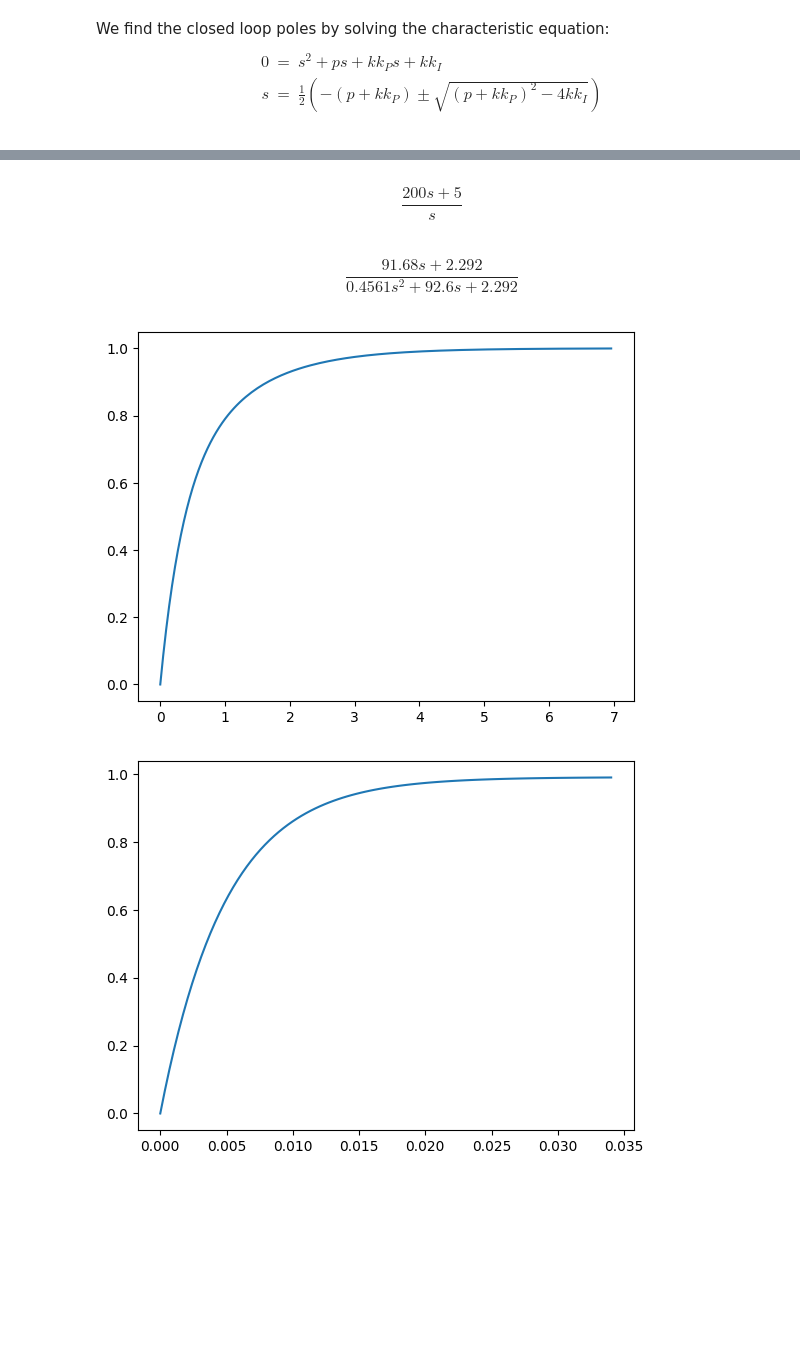
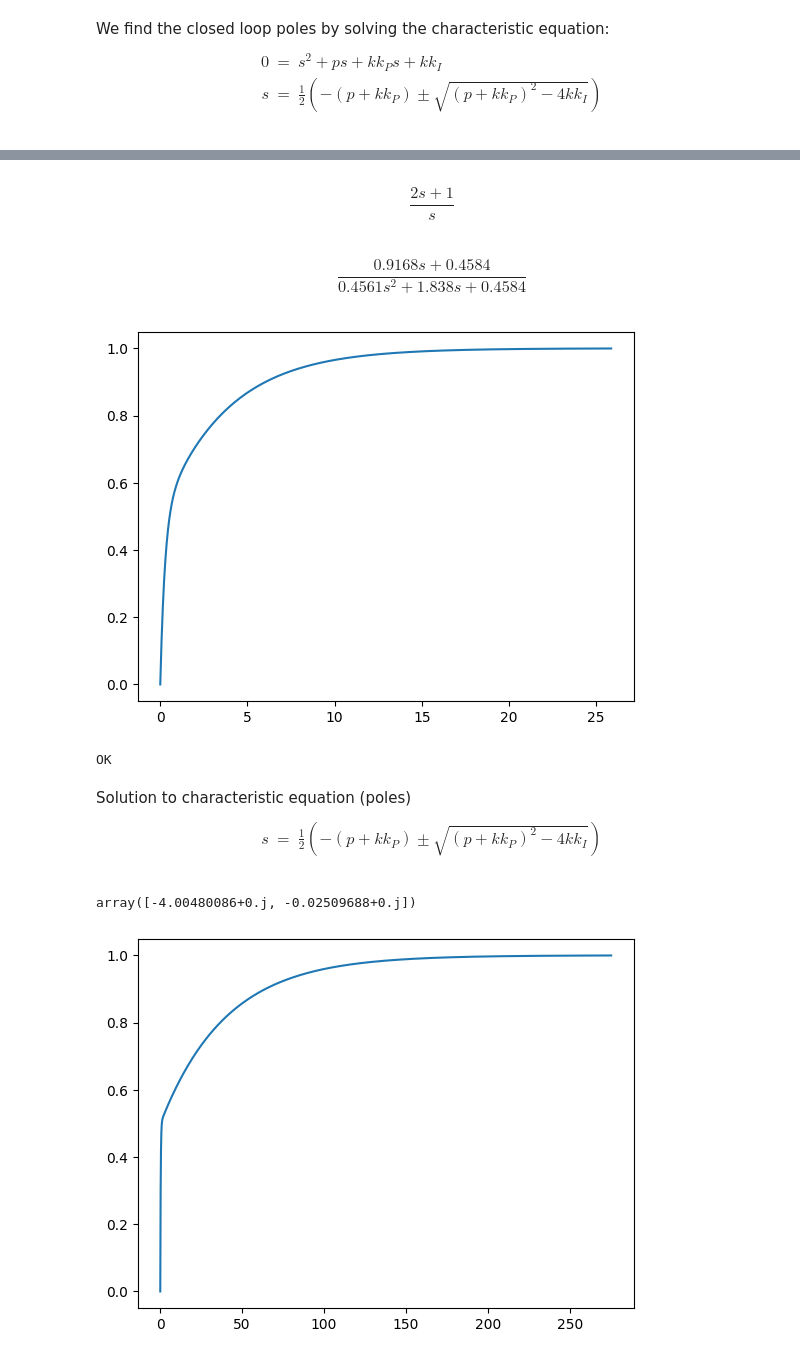
Before and after one commit to joseph-hellerstein/advanced-controls-lectures, a Jupyter notebook: lectures/lecture_13-Transfer-Functions-Closed-Loop-Systems/transfer_functions_for_closed_loop_systems.ipynb, the cells around one changed output, grey strips where cells are left out. Cells and saved outputs as stored; diff of their text form; code cells hidden in the pictures; blank space fills up the shorter version.

```diff
--- a/lectures/lecture_13-Transfer-Functions-Closed-Loop-Systems/transfer_functions_for_closed_loop_systems.ipynb
+++ b/lectures/lecture_13-Transfer-Functions-Closed-Loop-Systems/transfer_functions_for_closed_loop_systems.ipynb
@@ -333,28 +344,46 @@ so that the term in the square root is 0.
 # %%
-kP = 200
+kP = 2
+kI = 1
 controller_tf = control.TransferFunction([kP], [1]) + control.TransferFunction([kI], [1, 0])
 controller_tf
 # %% [output]
-$$\frac{200 s + 5}{s}$$
+$$\frac{2 s + 1}{s}$$
 # %%
 closed_tf = control.feedback(controller_tf*SEQUENTIAL_TF)
 closed_tf
 # %% [output]
-$$\frac{91.68 s + 2.292}{0.4561 s^2 + 92.6 s + 2.292}$$
+$$\frac{0.9168 s + 0.4584}{0.4561 s^2 + 1.838 s + 0.4584}$$
+# %%
+plotStep(closed_tf)
+# %% [output]
+[figure, added]
 # %%
-def evaluatePI(kP, kI, is_plot=True):
+def plotPIStep(kP:float, kI:float, sys_tf=SEQUENTIAL_TF,
+      is_plot=True)->control.TransferFunction:
+    """
+    Evaluates a setting of kP and kI by plotting the step response of the closed loop system
+    """
     controller_tf = control.TransferFunction([kP], [1]) + control.TransferFunction([kI], [1, 0])
-    closed_tf = control.feedback(controller_tf*SEQUENTIAL_TF)
+    closed_tf = control.feedback(controller_tf*sys_tf)
     plotStep(closed_tf)
     if not is_plot:
         plt.close()
+    return closed_tf
 
 #
-evaluatePI(2, 3, is_plot=False)
+tf = plotPIStep(2, kI=3, is_plot=False)
+assert(isinstance(tf, control.TransferFunction))
 print("OK")
 # %% [output]
-[figure, removed]
+OK
+# %% [markdown]
+Solution to characteristic equation (poles)
+\begin{eqnarray}
+s & = & \frac{1}{2} \left( -(p + k k_P ) \pm \sqrt{(p + k k_P)^2 - 4 k k_I} \right) \\
+\end{eqnarray}
 # %%
-evaluatePI(kP=200, kI=10)
+closed_tf = plotPIStep(kP=2, kI=0.1)
+closed_tf.poles()
 # %% [output]
+array([-4.00480086+0.j, -0.02509688+0.j])
-[figure, old version]
+[figure, new version]
```
Also changed, not shown: parts of 21 cells of this notebook.
